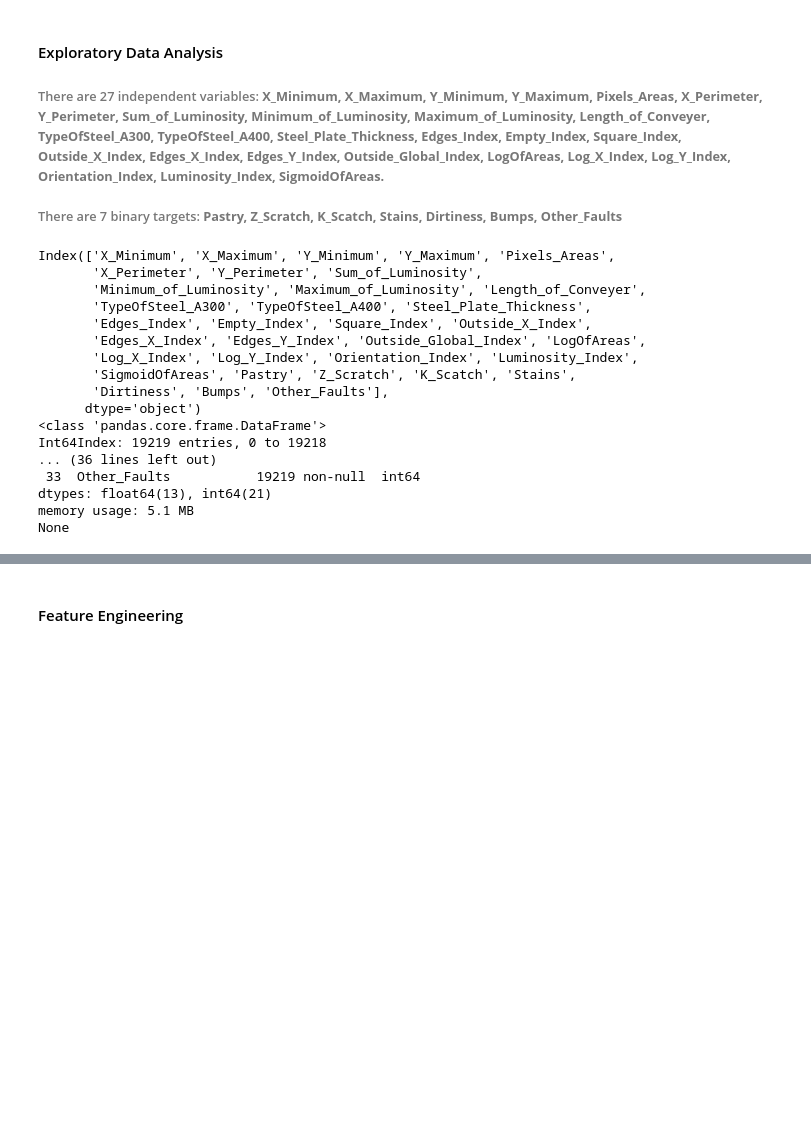
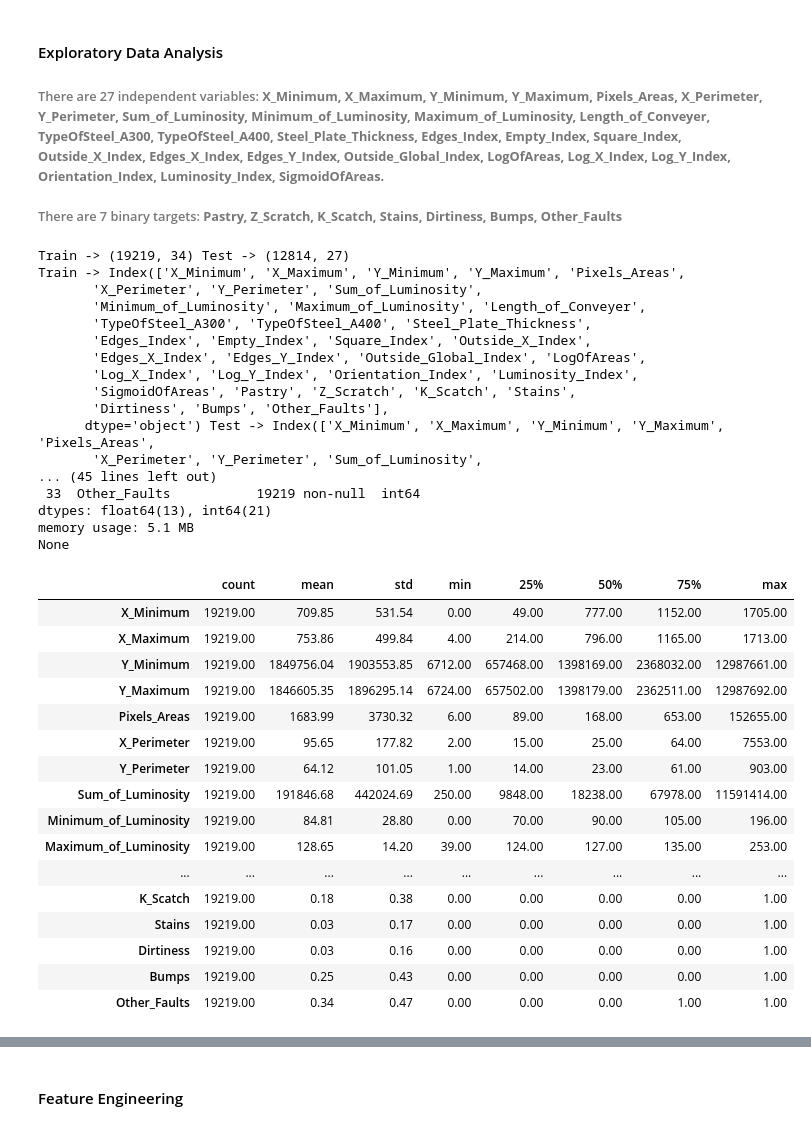
Before and after one commit to felipedds/steel-plate-defect-prediction, a Jupyter notebook: analysis-1.ipynb, the cells around one changed output, grey strips where cells are left out. Saved outputs shown, nothing was run; the diff lists cells and outputs as text; code cells hidden in the pictures; blank space fills up the shorter version.

```diff
--- a/analysis-1.ipynb
+++ b/analysis-1.ipynb
@@ -74,24 +110,43 @@ analyze_missing_and_duplicates(df_train)
 #### Exploratory Data Analysis
 
 ###### There are 27 independent variables: <b>X_Minimum, X_Maximum, Y_Minimum, Y_Maximum, Pixels_Areas, X_Perimeter, Y_Perimeter, Sum_of_Luminosity, Minimum_of_Luminosity, Maximum_of_Luminosity, Length_of_Conveyer, TypeOfSteel_A300, TypeOfSteel_A400, Steel_Plate_Thickness, Edges_Index, Empty_Index, Square_Index, Outside_X_Index, Edges_X_Index, Edges_Y_Index, Outside_Global_Index, LogOfAreas, Log_X_Index, Log_Y_Index, Orientation_Index, Luminosity_Index, SigmoidOfAreas.</b> <br><br>There are 7 binary targets: <b>Pastry, Z_Scratch, K_Scatch, Stains, Dirtiness, Bumps, Other_Faults</b>
-# %%
-print(df_train.columns)
-print(df_train.info())
-# %% [output]
-Index(['X_Minimum', 'X_Maximum', 'Y_Minimum', 'Y_Maximum', 'Pixels_Areas',
-       'X_Perimeter', 'Y_Perimeter', 'Sum_of_Luminosity',
-       'Minimum_of_Luminosity', 'Maximum_of_Luminosity', 'Length_of_Conveyer',
-       'TypeOfSteel_A300', 'TypeOfSteel_A400', 'Steel_Plate_Thickness',
-       'Edges_Index', 'Empty_Index', 'Square_Index', 'Outside_X_Index',
-       'Edges_X_Index', 'Edges_Y_Index', 'Outside_Global_Index', 'LogOfAreas',
-       'Log_X_Index', 'Log_Y_Index', 'Orientation_Index', 'Luminosity_Index',
-       'SigmoidOfAreas', 'Pastry', 'Z_Scratch', 'K_Scatch', 'Stains',
-       'Dirtiness', 'Bumps', 'Other_Faults'],
-      dtype='object')
-<class 'pandas.core.frame.DataFrame'>
-Int64Index: 19219 entries, 0 to 19218
-... (36 lines left out)
- 33  Other_Faults           19219 non-null  int64
-dtypes: float64(13), int64(21)
-memory usage: 5.1 MB
-None
+# %%
+print(f"Train -> {df_train.shape} Test -> {df_test.shape}")
+print(f"Train -> {df_train.columns} Test -> {df_test.columns}")
+print(df_train.info())
+df_train.describe().T.style.background_gradient(cmap='Oranges').format("{:.2f}")
+# %% [output]
+Train -> (19219, 34) Test -> (12814, 27)
+Train -> Index(['X_Minimum', 'X_Maximum', 'Y_Minimum', 'Y_Maximum', 'Pixels_Areas',
+       'X_Perimeter', 'Y_Perimeter', 'Sum_of_Luminosity',
+       'Minimum_of_Luminosity', 'Maximum_of_Luminosity', 'Length_of_Conveyer',
+       'TypeOfSteel_A300', 'TypeOfSteel_A400', 'Steel_Plate_Thickness',
+       'Edges_Index', 'Empty_Index', 'Square_Index', 'Outside_X_Index',
+       'Edges_X_Index', 'Edges_Y_Index', 'Outside_Global_Index', 'LogOfAreas',
+       'Log_X_Index', 'Log_Y_Index', 'Orientation_Index', 'Luminosity_Index',
+       'SigmoidOfAreas', 'Pastry', 'Z_Scratch', 'K_Scatch', 'Stains',
+       'Dirtiness', 'Bumps', 'Other_Faults'],
+      dtype='object') Test -> Index(['X_Minimum', 'X_Maximum', 'Y_Minimum', 'Y_Maximum', 'Pixels_Areas',
+       'X_Perimeter', 'Y_Perimeter', 'Sum_of_Luminosity',
+... (45 lines left out)
+ 33  Other_Faults           19219 non-null  int64
+dtypes: float64(13), int64(21)
+memory usage: 5.1 MB
+None
+|  | count | mean | std | min | 25% | 50% | 75% | max |
+| X_Minimum | 19219.00 | 709.85 | 531.54 | 0.00 | 49.00 | 777.00 | 1152.00 | 1705.00 |
+| X_Maximum | 19219.00 | 753.86 | 499.84 | 4.00 | 214.00 | 796.00 | 1165.00 | 1713.00 |
+| Y_Minimum | 19219.00 | 1849756.04 | 1903553.85 | 6712.00 | 657468.00 | 1398169.00 | 2368032.00 | 12987661.00 |
+| Y_Maximum | 19219.00 | 1846605.35 | 1896295.14 | 6724.00 | 657502.00 | 1398179.00 | 2362511.00 | 12987692.00 |
+| Pixels_Areas | 19219.00 | 1683.99 | 3730.32 | 6.00 | 89.00 | 168.00 | 653.00 | 152655.00 |
+| X_Perimeter | 19219.00 | 95.65 | 177.82 | 2.00 | 15.00 | 25.00 | 64.00 | 7553.00 |
+| Y_Perimeter | 19219.00 | 64.12 | 101.05 | 1.00 | 14.00 | 23.00 | 61.00 | 903.00 |
+| Sum_of_Luminosity | 19219.00 | 191846.68 | 442024.69 | 250.00 | 9848.00 | 18238.00 | 67978.00 | 11591414.00 |
+| Minimum_of_Luminosity | 19219.00 | 84.81 | 28.80 | 0.00 | 70.00 | 90.00 | 105.00 | 196.00 |
+| Maximum_of_Luminosity | 19219.00 | 128.65 | 14.20 | 39.00 | 124.00 | 127.00 | 135.00 | 253.00 |
+| ... | ... | ... | ... | ... | ... | ... | ... | ... |
+| K_Scatch | 19219.00 | 0.18 | 0.38 | 0.00 | 0.00 | 0.00 | 0.00 | 1.00 |
+| Stains | 19219.00 | 0.03 | 0.17 | 0.00 | 0.00 | 0.00 | 0.00 | 1.00 |
+| Dirtiness | 19219.00 | 0.03 | 0.16 | 0.00 | 0.00 | 0.00 | 0.00 | 1.00 |
+| Bumps | 19219.00 | 0.25 | 0.43 | 0.00 | 0.00 | 0.00 | 0.00 | 1.00 |
+| Other_Faults | 19219.00 | 0.34 | 0.47 | 0.00 | 0.00 | 0.00 | 1.00 | 1.00 |
```
Also changed, not shown: parts of 19 cells of this notebook, 1 other file.
